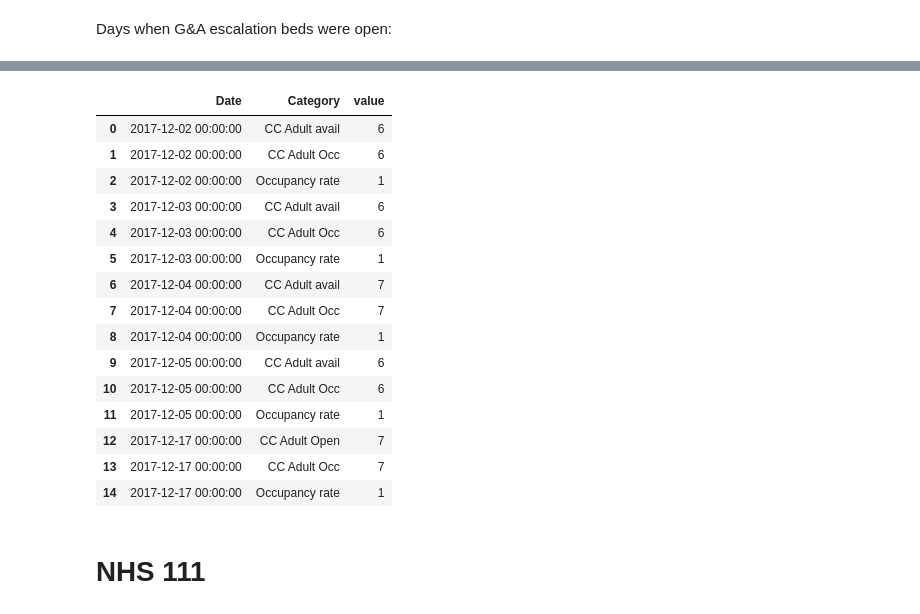
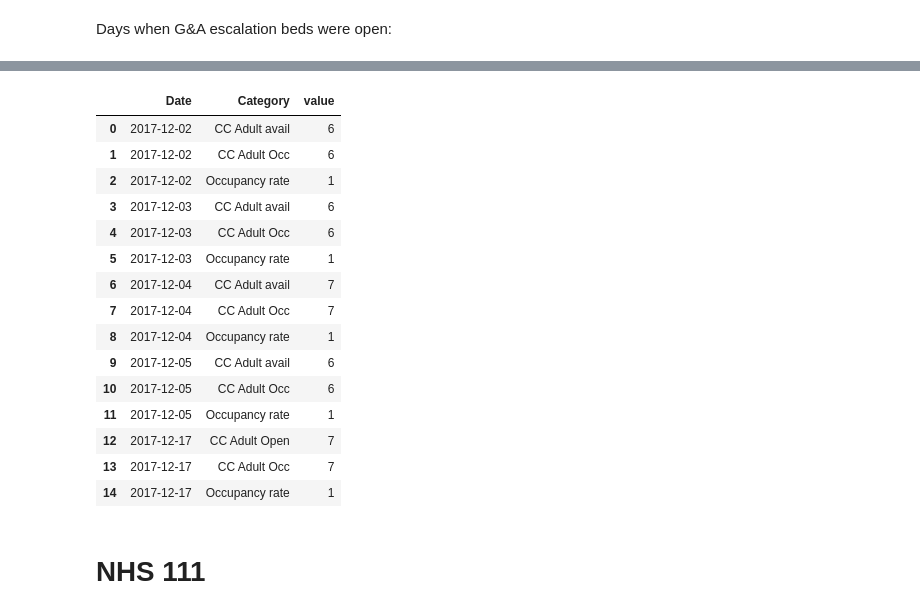
Before and after one commit to psychemedia/openHealthDataDoodles, a Jupyter notebook: notebooks/Winter_SitRep.ipynb, the cells around one changed output, grey strips where cells are left out. Drawn from its saved outputs; the diff is of its cells as text; code cells hidden in the pictures.

```diff
--- a/notebooks/Winter_SitRep.ipynb
+++ b/notebooks/Winter_SitRep.ipynb
@@ -778,31 +781,31 @@ pd.read_sql_query(q_month_esc_beds, conn)
 # %%
 q_peak_occ_beds_acc = '''
 SELECT Date, Category, value FROM sitrep WHERE Date IN (SELECT Date FROM sitrep
 WHERE date(Date) BETWEEN date('{fromdate}') AND date('{todate}')
 AND Category = 'Occupancy rate'
 AND Code = '{code}'
 ORDER BY value DESC LIMIT 5 )
 AND Report = 'Adult critical care' AND Code = '{code}'
 '''.format(fromdate='2017-12-01', todate='2017-12-31',code=code)
 
-pd.read_sql_query(q_peak_occ_beds_acc, conn)
+pd.read_sql_query(q_peak_occ_beds_acc, conn, parse_dates=['Date'])
 # %% [output]
 |  | Date | Category | value |
-| 0 | 2017-12-02 00:00:00 | CC Adult avail | 6 |
-| 1 | 2017-12-02 00:00:00 | CC Adult Occ | 6 |
-| 2 | 2017-12-02 00:00:00 | Occupancy rate | 1 |
-| 3 | 2017-12-03 00:00:00 | CC Adult avail | 6 |
-| 4 | 2017-12-03 00:00:00 | CC Adult Occ | 6 |
-| 5 | 2017-12-03 00:00:00 | Occupancy rate | 1 |
-| 6 | 2017-12-04 00:00:00 | CC Adult avail | 7 |
-| 7 | 2017-12-04 00:00:00 | CC Adult Occ | 7 |
-| 8 | 2017-12-04 00:00:00 | Occupancy rate | 1 |
-| 9 | 2017-12-05 00:00:00 | CC Adult avail | 6 |
-| 10 | 2017-12-05 00:00:00 | CC Adult Occ | 6 |
-| 11 | 2017-12-05 00:00:00 | Occupancy rate | 1 |
-| 12 | 2017-12-17 00:00:00 | CC Adult Open | 7 |
-| 13 | 2017-12-17 00:00:00 | CC Adult Occ | 7 |
-| 14 | 2017-12-17 00:00:00 | Occupancy rate | 1 |
+| 0 | 2017-12-02 | CC Adult avail | 6 |
+| 1 | 2017-12-02 | CC Adult Occ | 6 |
+| 2 | 2017-12-02 | Occupancy rate | 1 |
+| 3 | 2017-12-03 | CC Adult avail | 6 |
+| 4 | 2017-12-03 | CC Adult Occ | 6 |
+| 5 | 2017-12-03 | Occupancy rate | 1 |
+| 6 | 2017-12-04 | CC Adult avail | 7 |
+| 7 | 2017-12-04 | CC Adult Occ | 7 |
+| 8 | 2017-12-04 | Occupancy rate | 1 |
+| 9 | 2017-12-05 | CC Adult avail | 6 |
+| 10 | 2017-12-05 | CC Adult Occ | 6 |
+| 11 | 2017-12-05 | Occupancy rate | 1 |
+| 12 | 2017-12-17 | CC Adult Open | 7 |
+| 13 | 2017-12-17 | CC Adult Occ | 7 |
+| 14 | 2017-12-17 | Occupancy rate | 1 |
 # %% [markdown]
 # NHS 111
 # %%
```
Also changed, not shown: parts of 11 cells of this notebook.
